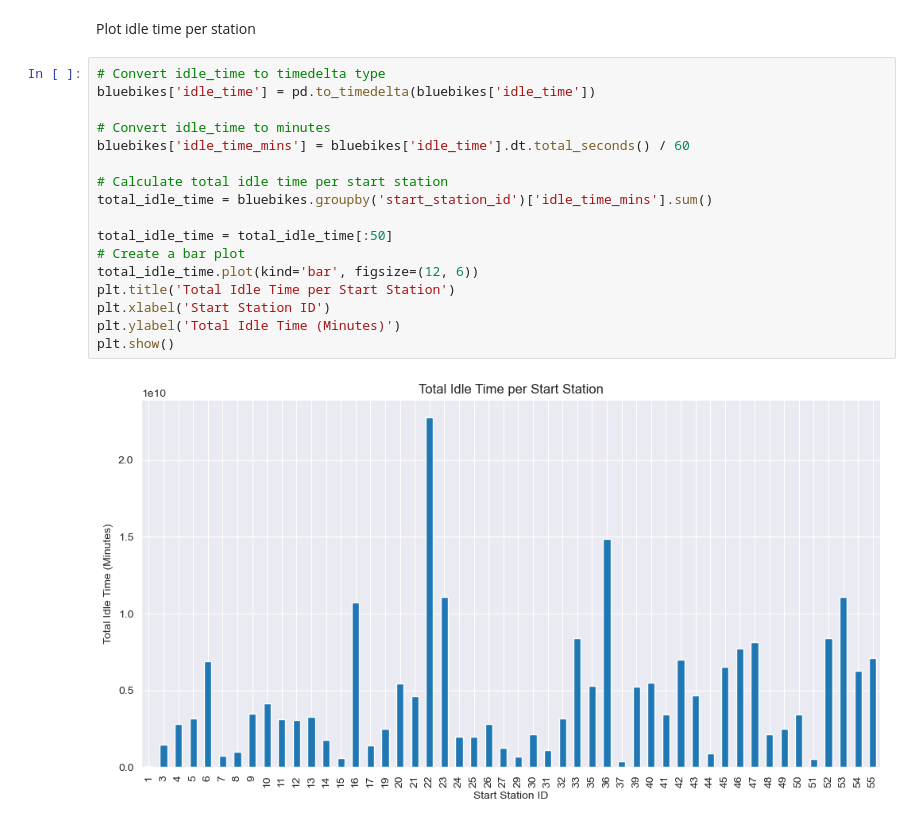
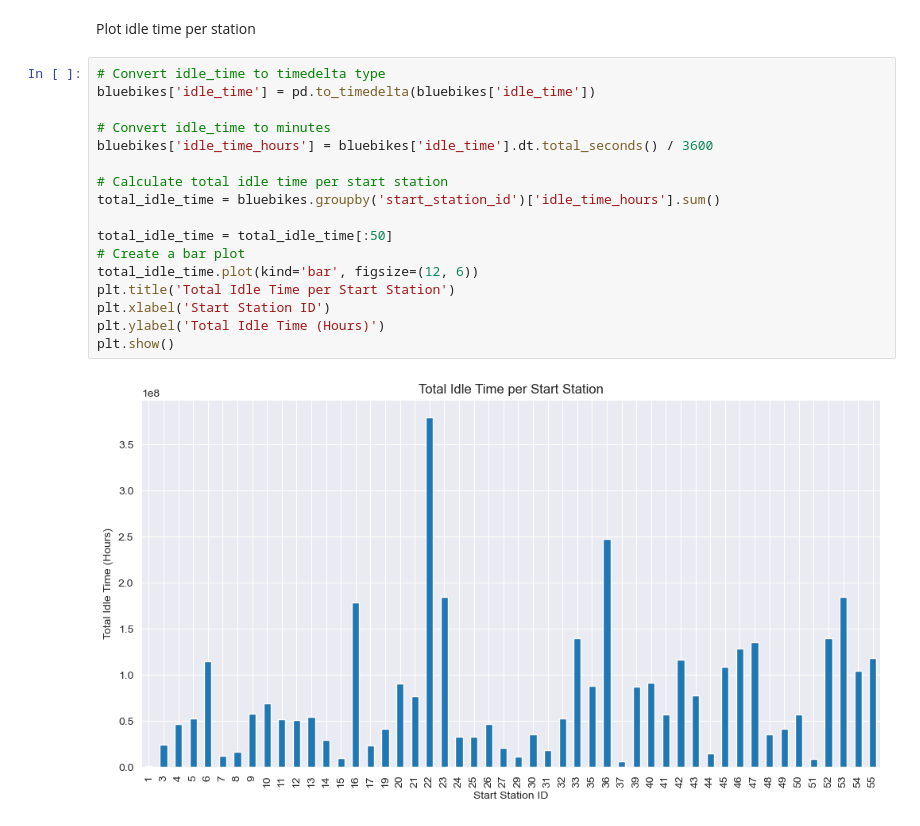
Before and after one commit to Oxford012/DDT, a Jupyter notebook: Laurin/Station-Level_Insights.ipynb, the cells around one changed output. Drawn from its saved outputs; the diff is of its cells as text.

Commit message:
Added more visualizations for station-level insights 5.0

```diff
--- a/Laurin/Station-Level_Insights.ipynb
+++ b/Laurin/Station-Level_Insights.ipynb
@@ -214,19 +214,19 @@ Plot idle time per station
 # %%
 # Convert idle_time to timedelta type
 bluebikes['idle_time'] = pd.to_timedelta(bluebikes['idle_time'])
 
 # Convert idle_time to minutes
-bluebikes['idle_time_mins'] = bluebikes['idle_time'].dt.total_seconds() / 60
+bluebikes['idle_time_hours'] = bluebikes['idle_time'].dt.total_seconds() / 3600
 
 # Calculate total idle time per start station
-total_idle_time = bluebikes.groupby('start_station_id')['idle_time_mins'].sum()
+total_idle_time = bluebikes.groupby('start_station_id')['idle_time_hours'].sum()
 
 total_idle_time = total_idle_time[:50]
 # Create a bar plot
 total_idle_time.plot(kind='bar', figsize=(12, 6))
 plt.title('Total Idle Time per Start Station')
 plt.xlabel('Start Station ID')
-plt.ylabel('Total Idle Time (Minutes)')
+plt.ylabel('Total Idle Time (Hours)')
 plt.show()
 # %% [output]
-[figure, old version]
+[figure, new version]
```
Also changed, not shown: parts of 2 cells of this notebook.
